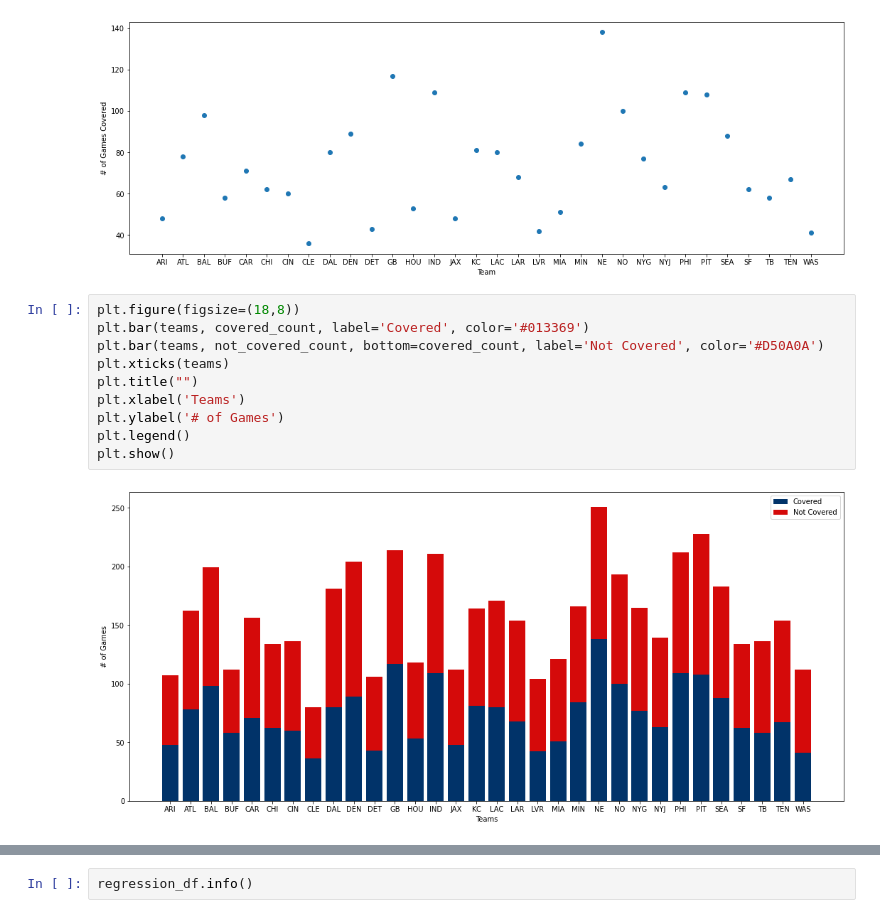
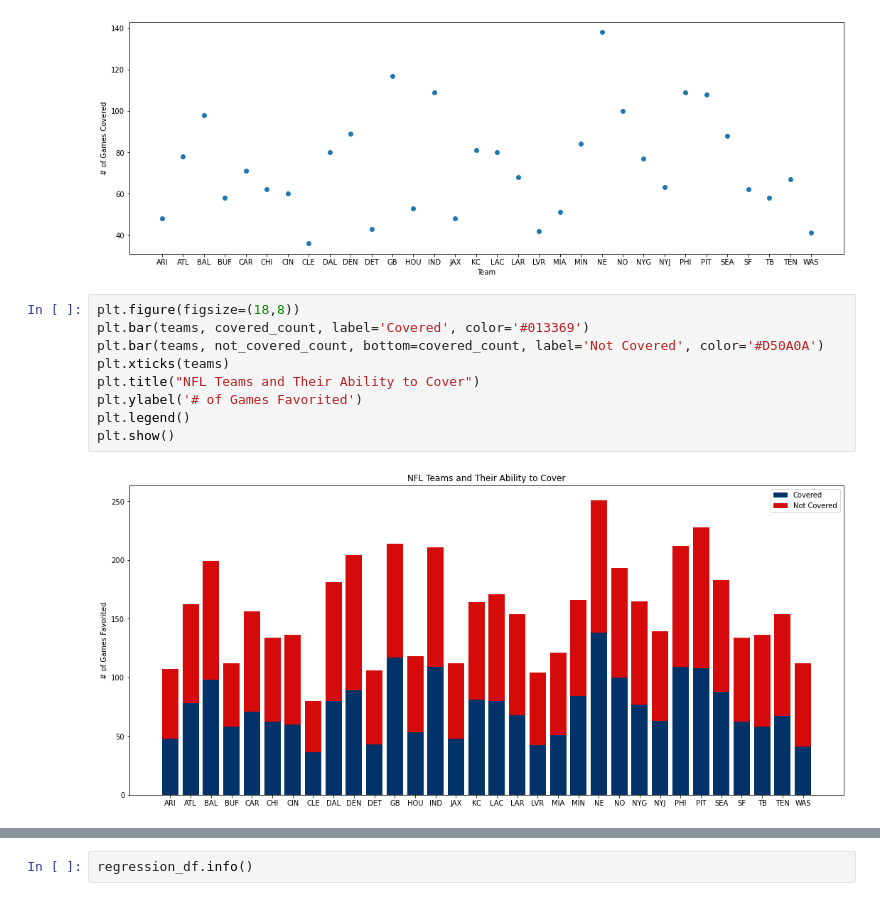
Before and after one commit to gvader24/smu_project1_nfl, a Jupyter notebook: Gage's Work/Regression.ipynb, the cells around one changed output, grey strips where cells are left out. Drawn from its saved outputs; the diff is of its cells as text.

```diff
--- a/Gage's Work/Regression.ipynb
+++ b/Gage's Work/Regression.ipynb
@@ -244,12 +295,11 @@ plt.show()
 # %%
 plt.figure(figsize=(18,8))
 plt.bar(teams, covered_count, label='Covered', color='#013369')
 plt.bar(teams, not_covered_count, bottom=covered_count, label='Not Covered', color='#D50A0A')
 plt.xticks(teams)
-plt.title("")
-plt.xlabel('Teams')
-plt.ylabel('# of Games')
+plt.title("NFL Teams and Their Ability to Cover")
+plt.ylabel('# of Games Favorited')
 plt.legend()
 plt.show()
 # %% [output]
-[figure, old version]
+[figure, new version]
```
Also changed, not shown: parts of 7 cells of this notebook, 2 other files.
